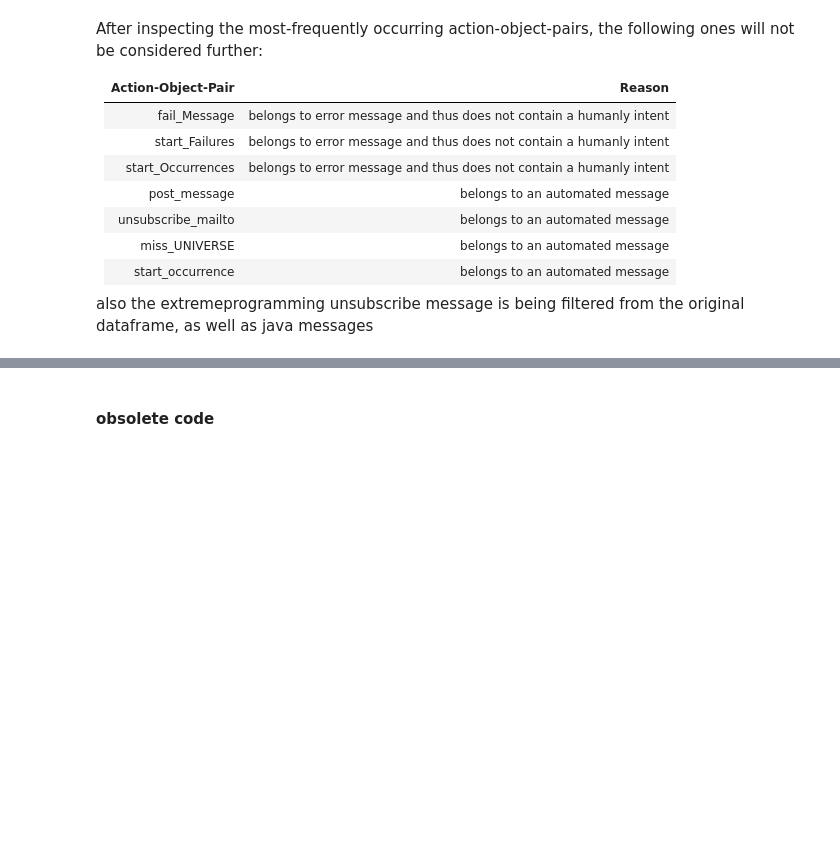
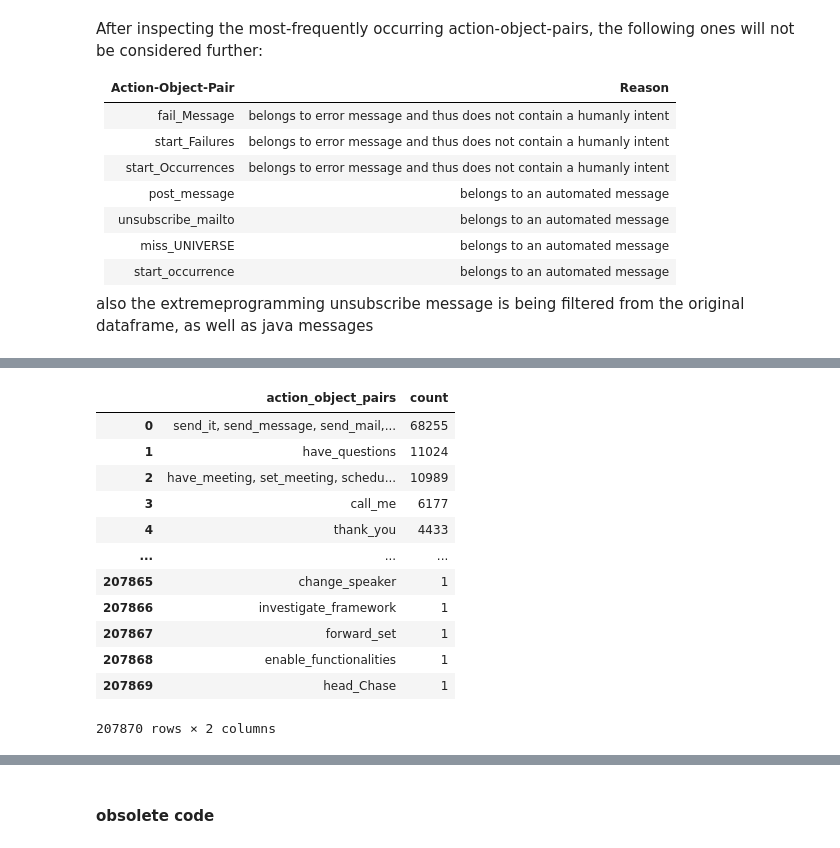
Before and after one commit to padeck/ma_workspace, a Jupyter notebook: 02_Intent_Extraction/01_heuristics/03_filter_action_object_pairs.ipynb, the cells around one changed output, grey strips where cells are left out. Cells and saved outputs as stored; diff of their text form; code cells hidden in the pictures; blank space fills up the shorter version.

```diff
--- a/02_Intent_Extraction/01_heuristics/03_filter_action_object_pairs.ipynb
+++ b/02_Intent_Extraction/01_heuristics/03_filter_action_object_pairs.ipynb
@@ -148,0 +363,17 @@ df_filtered.to_parquet('../../data/processed/targets/avocado_train_targets_explo
+# %%
+df_grouped = aggregate_specific_indices(df_grouped, [(0,3)])
+df_grouped
+# %% [output]
+|  | action_object_pairs | count |
+| 0 | send_it, send_message, send_mail,... | 68255 |
+| 1 | have_questions | 11024 |
+| 2 | have_meeting, set_meeting, schedu... | 10989 |
+| 3 | call_me | 6177 |
+| 4 | thank_you | 4433 |
+| ... | ... | ... |
+| 207865 | change_speaker | 1 |
+| 207866 | investigate_framework | 1 |
+| 207867 | forward_set | 1 |
+| 207868 | enable_functionalities | 1 |
+| 207869 | head_Chase | 1 |
+207870 rows × 2 columns
```
Also changed, not shown: parts of 36 cells of this notebook.
